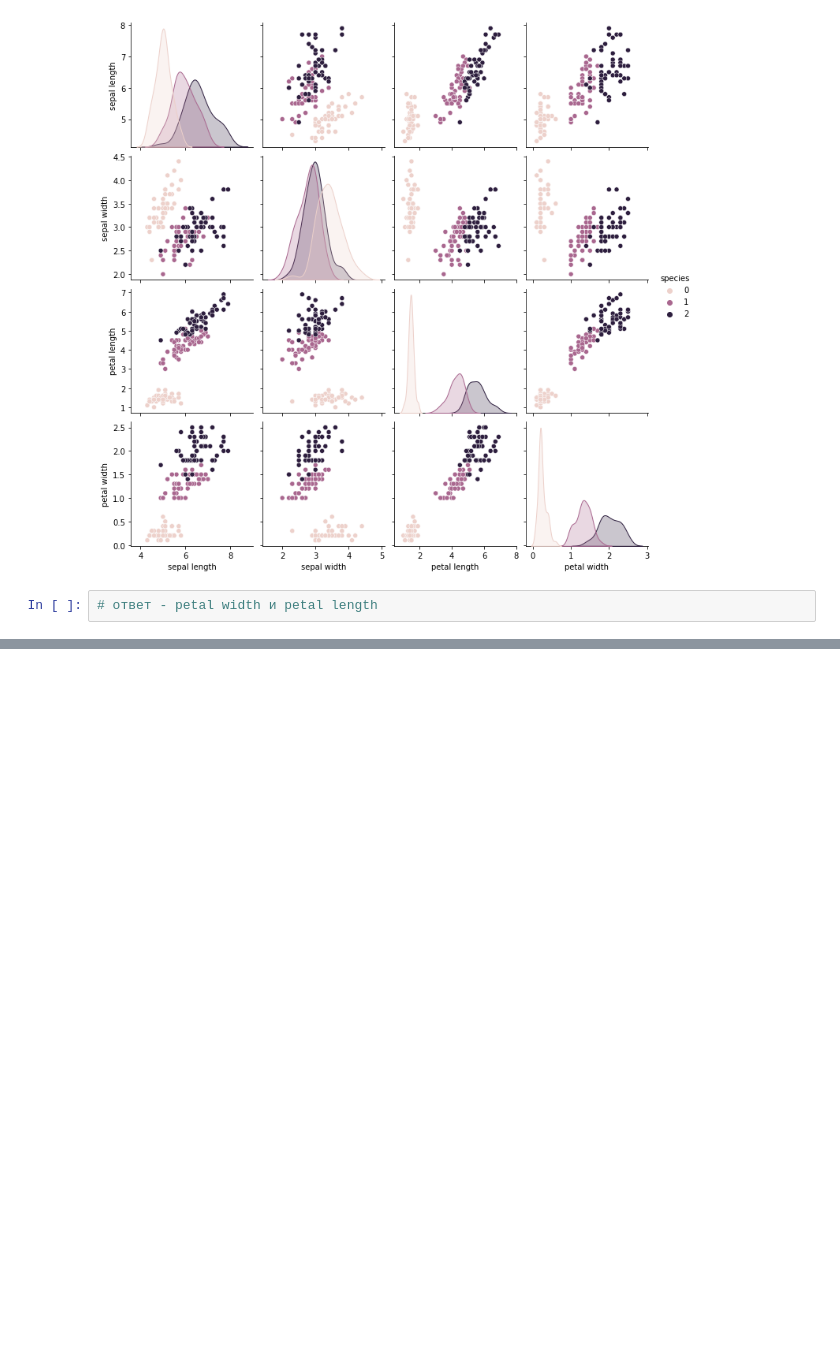
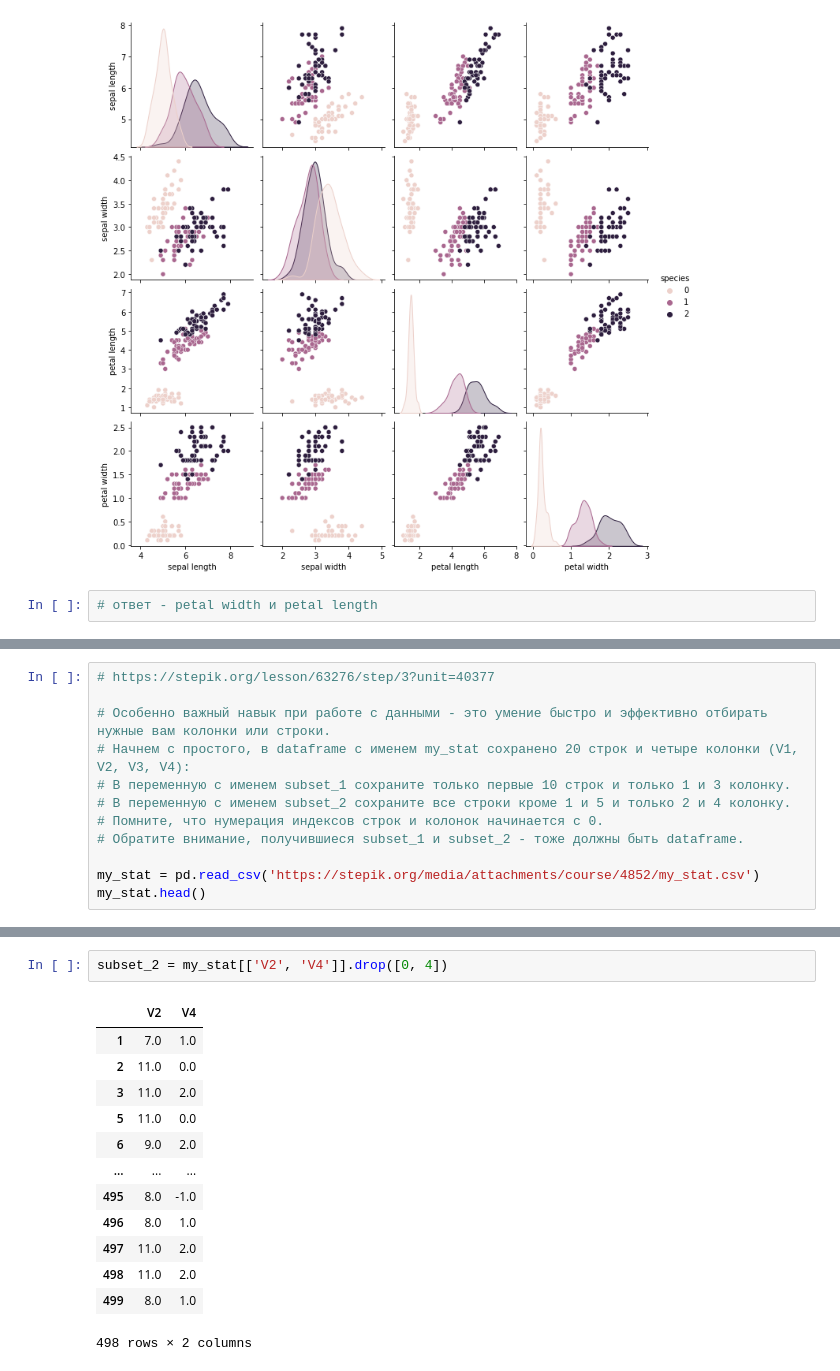
Before and after one commit to vavilovnv/Data-analysis, a Jupyter notebook: Intro to DS and ML/Intro.ipynb, the cells around one changed output, grey strips where cells are left out. Drawn from its saved outputs; the diff is of its cells as text; blank space fills up the shorter version.

```diff
--- a/Intro to DS and ML/Intro.ipynb
+++ b/Intro to DS and ML/Intro.ipynb
@@ -503,0 +516,12 @@ sns.pairplot(data = df, hue = 'species')
+# %%
+# https://stepik.org/lesson/63276/step/3?unit=40377
+
+# Особенно важный навык при работе с данными - это умение быстро и эффективно отбирать нужные вам колонки или строки.
+# Начнем с простого, в dataframe с именем my_stat сохранено 20 строк и четыре колонки (V1, V2, V3, V4):
+# В переменную с именем subset_1 сохраните только первые 10 строк и только 1 и 3 колонку.
+# В переменную с именем subset_2 сохраните все строки кроме 1 и 5 и только 2 и 4 колонку.
+# Помните, что нумерация индексов строк и колонок начинается с 0.
+# Обратите внимание, получившиеся subset_1 и subset_2 - тоже должны быть dataframe.
+
+my_stat = pd.read_csv('https://stepik.org/media/attachments/course/4852/my_stat.csv')
+my_stat.head()
@@ -503,0 +549,16 @@ sns.pairplot(data = df, hue = 'species')
+# %%
+subset_2 = my_stat[['V2', 'V4']].drop([0, 4])
+# %% [output]
+|  | V2 | V4 |
+| 1 | 7.0 | 1.0 |
+| 2 | 11.0 | 0.0 |
+| 3 | 11.0 | 2.0 |
+| 5 | 11.0 | 0.0 |
+| 6 | 9.0 | 2.0 |
+| ... | ... | ... |
+| 495 | 8.0 | -1.0 |
+| 496 | 8.0 | 1.0 |
+| 497 | 11.0 | 2.0 |
+| 498 | 11.0 | 2.0 |
+| 499 | 8.0 | 1.0 |
+498 rows × 2 columns
```
Also changed, not shown: parts of 3 cells of this notebook.
